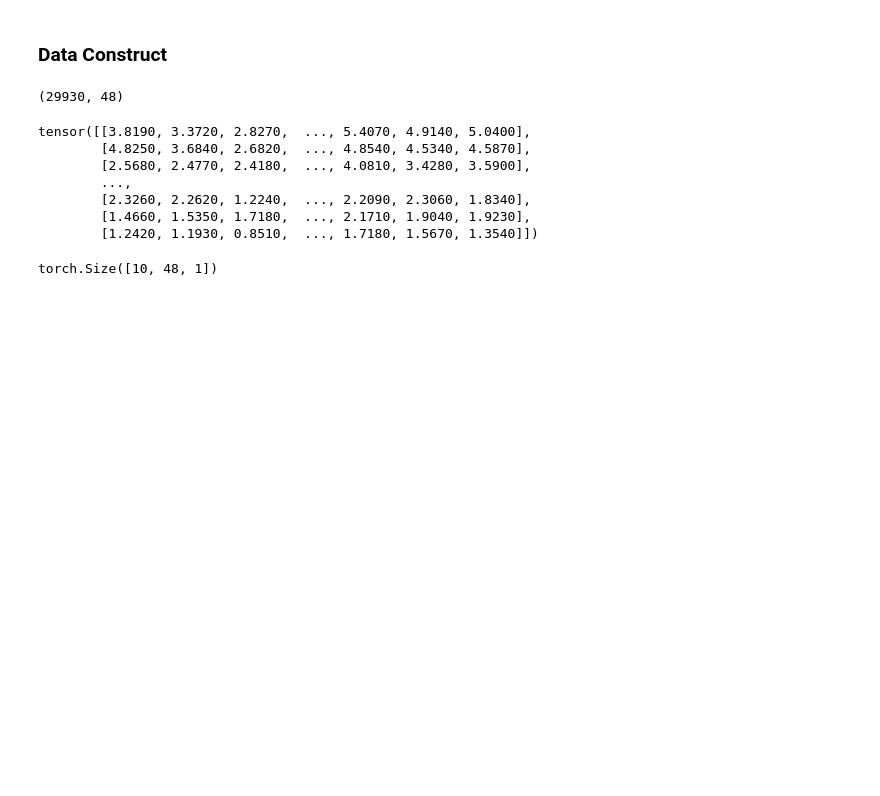
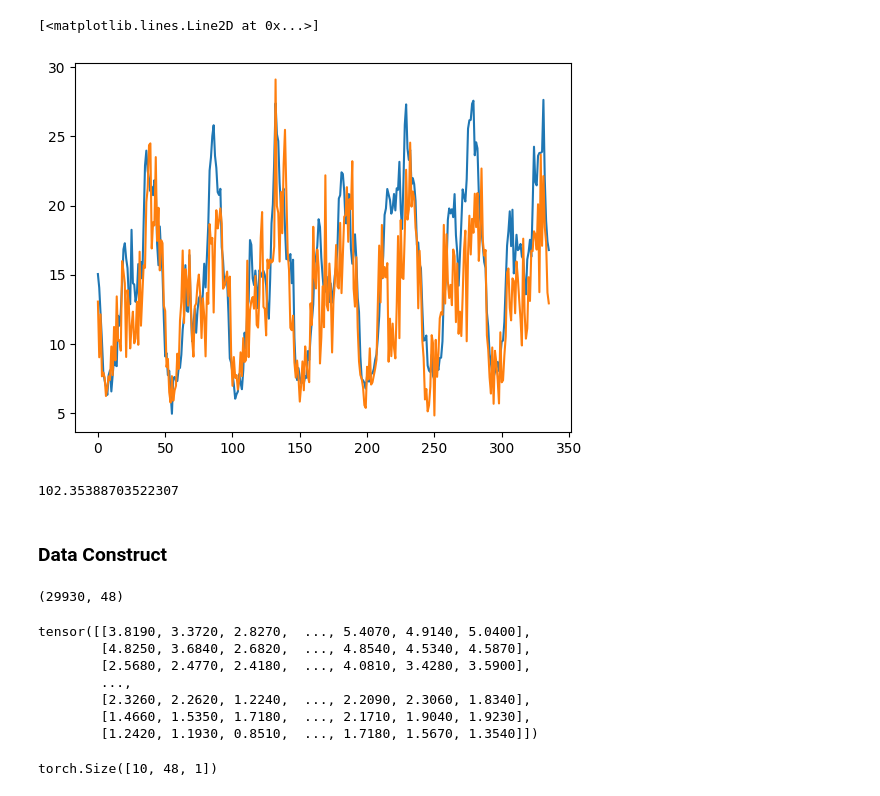
Before and after one commit to KunWang-22/Load_Generation, a Jupyter notebook: model/model.ipynb, the cells around one changed output. Saved outputs shown, nothing was run; the diff lists cells and outputs as text; code cells hidden in the pictures; blank space fills up the shorter version.

```diff
--- a/model/model.ipynb
+++ b/model/model.ipynb
@@ -10,6 +10,20 @@ import matplotlib.pyplot as plt
 import pickle
 import os
 import random
+# %%
+real_data = np.load("../result/real_data.npy")
+generated_data = np.load("../result/generated_data.npy")
+# %%
+plt.plot(real_data[0][48*7*1:48*7*2])
+plt.plot(generated_data[0][48*7*1:48*7*2])
+# %% [output]
+[<matplotlib.lines.Line2D at 0x...>]
+[figure, added]
+# %%
+from scipy.special import rel_entr
+sum(rel_entr(real_data[0][:48], generated_data[0][:48]))
+# %% [output]
+102.35388703522307
 # %%
 seed = 22
 torch.manual_seed(seed)
```
Also changed, not shown: 4 other files.
